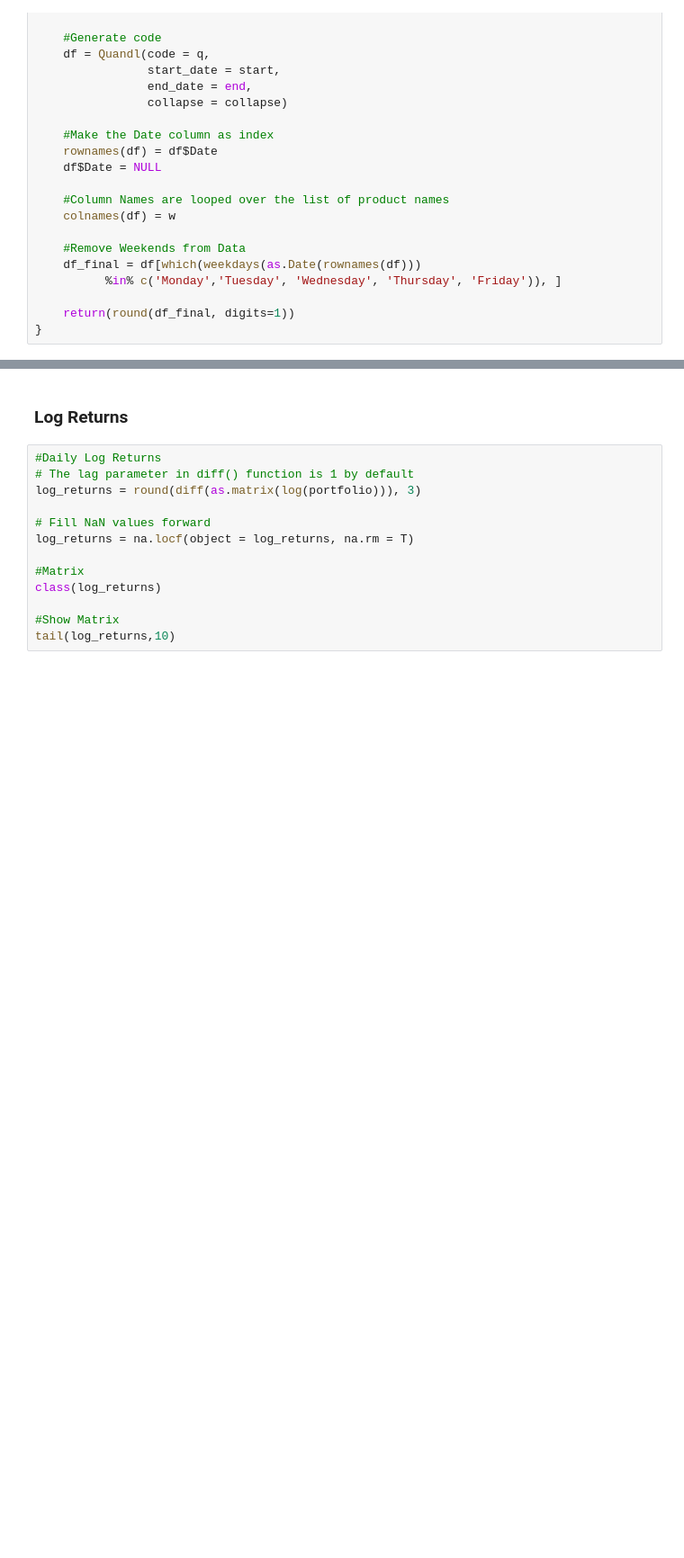
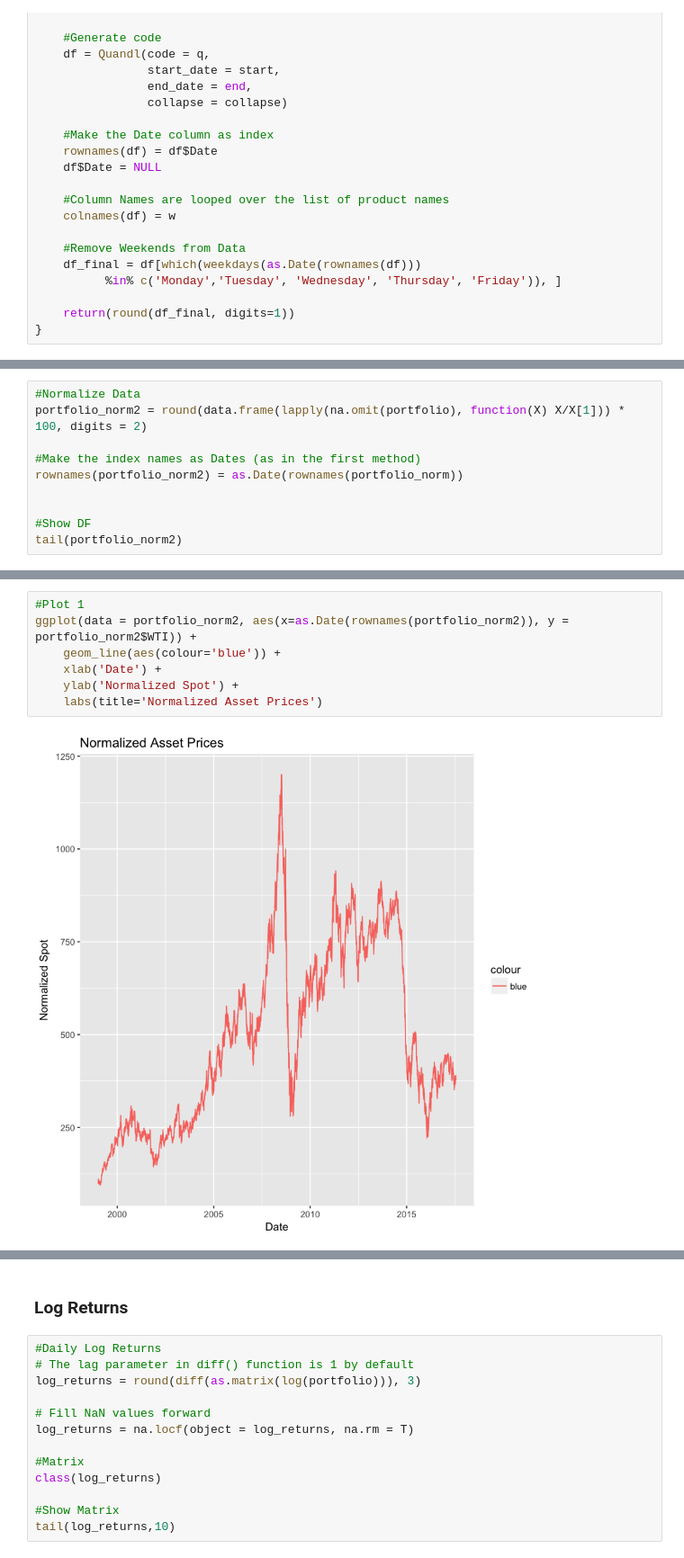
Before and after one commit to nabrarpour4/R_Nickolas4, a Jupyter notebook: Commodities_R/r_FED_Commodities.ipynb, the cells around one changed output, grey strips where cells are left out. Shown at 90% size. Cells and saved outputs as stored; diff of their text form; blank space fills up the shorter version.

```diff
--- a/Commodities_R/r_FED_Commodities.ipynb
+++ b/Commodities_R/r_FED_Commodities.ipynb
@@ -107,0 +115,10 @@ ERROR: Error in Ops.data.frame(df, df[1, ]): ‘/’ only defined for equally-si
+# %%
+#Normalize Data
+portfolio_norm2 = round(data.frame(lapply(na.omit(portfolio), function(X) X/X[1])) * 100, digits = 2)
+
+#Make the index names as Dates (as in the first method)
+rownames(portfolio_norm2) = as.Date(rownames(portfolio_norm))
+
+
+#Show DF
+tail(portfolio_norm2)
@@ -107,0 +133,9 @@ ERROR: Error in Ops.data.frame(df, df[1, ]): ‘/’ only defined for equally-si
+# %%
+#Plot 1
+ggplot(data = portfolio_norm2, aes(x=as.Date(rownames(portfolio_norm2)), y = portfolio_norm2$WTI)) +
+    geom_line(aes(colour='blue')) +
+    xlab('Date') +
+    ylab('Normalized Spot') +
+    labs(title='Normalized Asset Prices')
+# %% [output]
+[figure, added]
```
Also changed, not shown: parts of 11 cells of this notebook.
